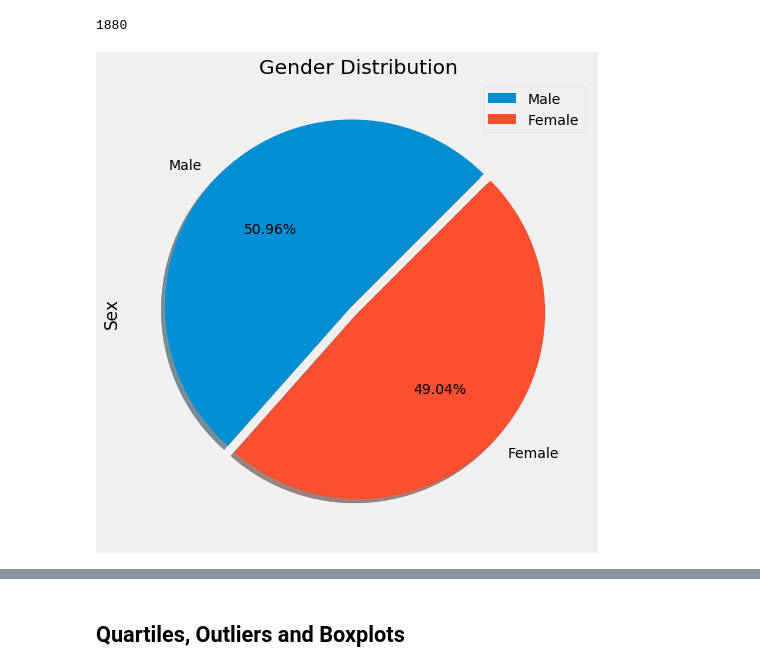
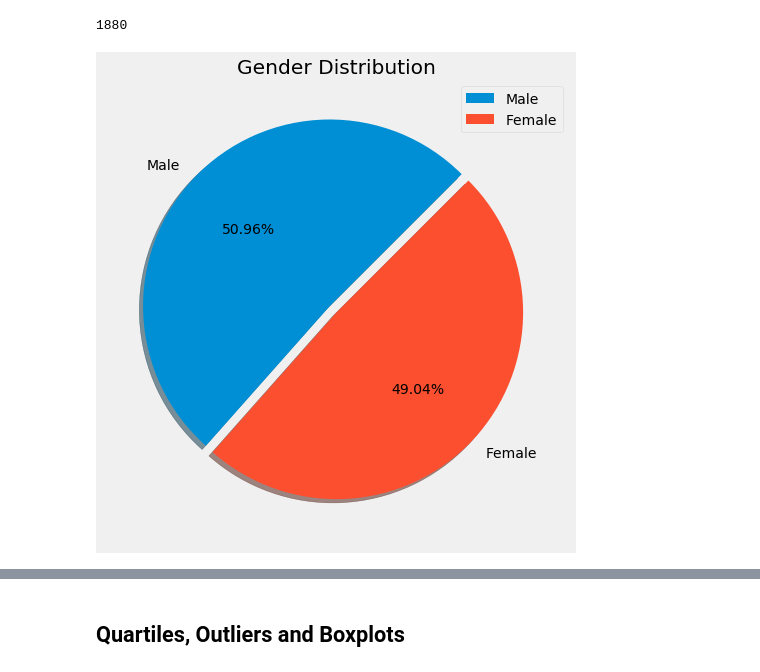
Before and after one commit to MichRisu/matplotlib-challenge, a Jupyter notebook: Pymaceuticals/pymaceuticals_starter.ipynb, the cells around one changed output, grey strips where cells are left out. Saved outputs shown, nothing was run; the diff lists cells and outputs as text; code cells hidden in the pictures.

```diff
--- a/Pymaceuticals/pymaceuticals_starter.ipynb
+++ b/Pymaceuticals/pymaceuticals_starter.ipynb
@@ -173,12 +173,12 @@ df_clean['Sex'].count()
 # %%
 # Generate a pie plot showing the distribution of female versus male mice using pandas
 
 gender_plot = df_gender.plot.pie(y='Sex', figsize=(8,8), autopct='%1.2f%%',
                                 explode = (0.05,0), shadow = True,
                                 startangle = 45, title="Gender Distribution");
-gender_plot;
+plt.ylabel('');
 # %% [output]
-[figure, old version]
+[figure, new version]
 # %%
 # Generate a pie plot showing the distribution of female versus male mice using pyplot
 gender_grp = df_clean.groupby('Sex')
```
Also changed, not shown: parts of 4 cells of this notebook.
